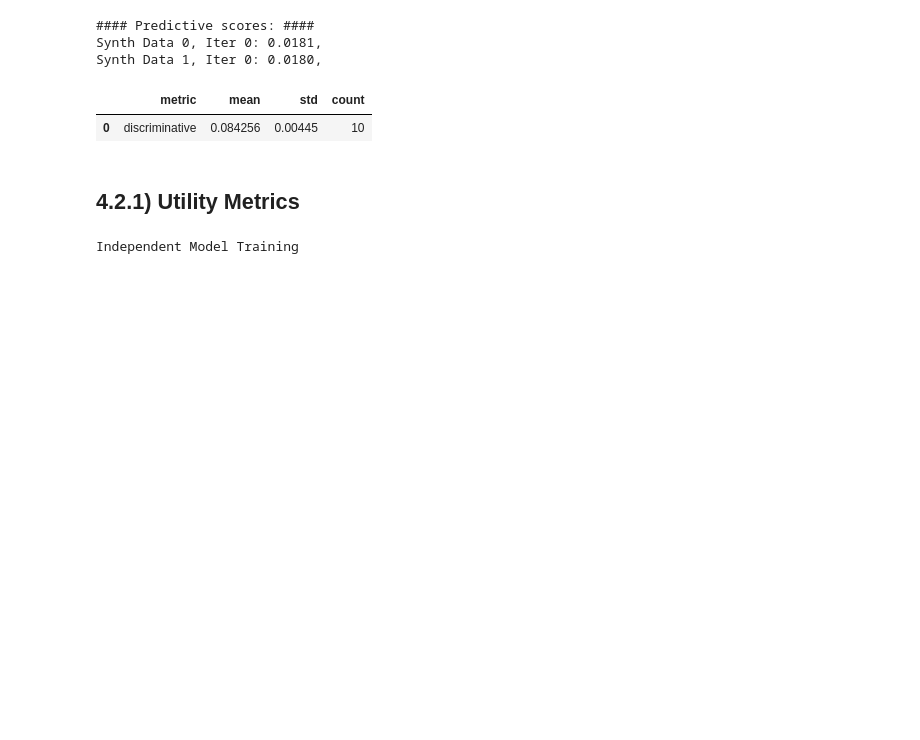
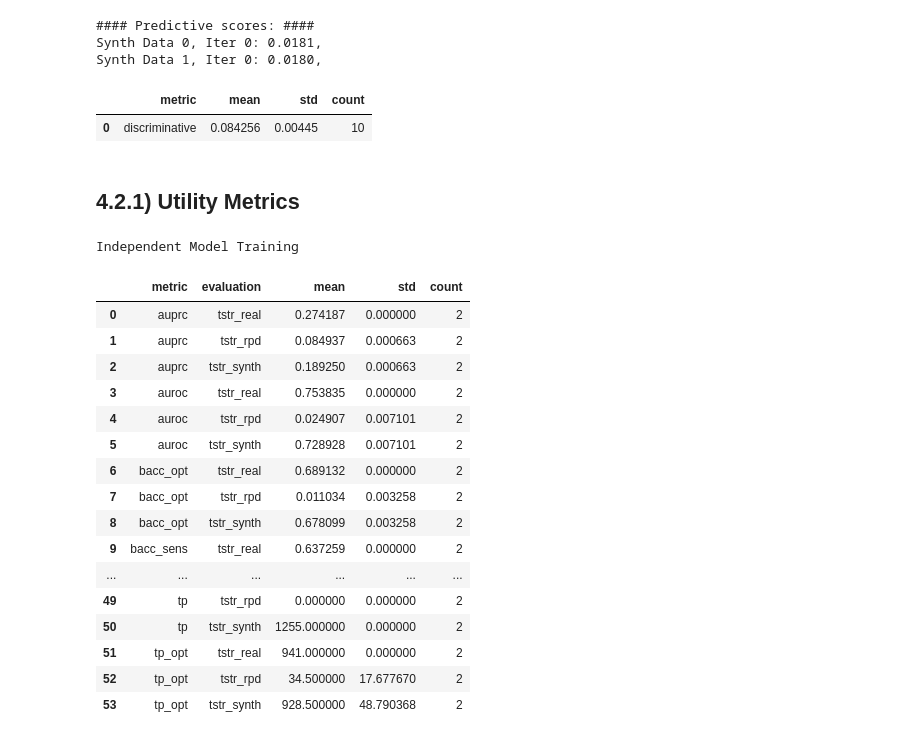
Before and after one commit to mahmoudibrahim98/icu-autodiff, a Jupyter notebook: notebooks/setup_colab.ipynb, the cells around one changed output. Cells and saved outputs as stored; diff of their text form; code cells hidden in the pictures; blank space fills up the shorter version.

Commit message:
fix tstr and trts

```diff
--- a/notebooks/setup_colab.ipynb
+++ b/notebooks/setup_colab.ipynb
@@ -553,9 +555,3 @@ Latent features loaded successfully.
 Latent features shape: torch.Size([17157, 25, 10])
 # %% [markdown]
 ## 3.2) Sampling from Model
-# %%
-response_train, outcome_train, static_train, time_info_train = processing.process_data_for_synthesizer(X_train, y_train, c_train, top10_important_features)
-cond_train = torch.concatenate((static_train, outcome_train), axis=2)
-response_train = response_train.float()
-time_info_train = time_info_train.float()
-cond_train = cond_train.float()
@@ -570,3 +558,7 @@ HOLDOUT_VAL_DATA_y = y_holdout_val
+# %%
+
+REAL_DATA = processed_X.cpu().numpy()
+REAL_DATA_y =  cond[:, 0, -1].float()
 # %%
 synth_data_list = []
 synth_data_y_list = []
@@ -722,7 +720,7 @@ downstream_models = tdf_helper.train_independent_models(HOLDOUT_DATA, HOLDOUT_VA
 Independent Model Training
 # %%
 
-results = vis.evaluate_synthetic_data(
+results_utility = vis.evaluate_synthetic_data(
             real_data = REAL_DATA,
             synth_data_list = synth_data_list,
             feature_names=  feature_names,
@@ -730,9 +728,35 @@ results = vis.evaluate_synthetic_data(
             synth_data_y_list = synth_data_y_list,
             real_data_y = REAL_DATA_y,
             indep_real = HOLDOUT_DATA,
-            indep_real_y = y_holdout_train,
-            evaluations=['disc','pred'],
-            disc_counts = 5,
-            pred_counts = 1,
+            indep_real_y = HOLDOUT_DATA_y,
+            trts_models = downstream_models,
+            evaluations=['tstr','trts'],
+            trts_metrics = trts_metrics,
+            tstr_metrics = tstr_metrics,
+            tstr_model_params = tstr_gru_params,
+            tstr_model_counts = 1,
             intersectional = False,
+            demographic_data = c_train,
+            demographic_data_indep = c_holdout,
             )
+# %%
+utility_results = pd.DataFrame(results)
+utility_results.groupby(['metric','evaluation'])['overall'].agg(['mean','std','count']).reset_index()
+# %% [output]
+|  | metric | evaluation | mean | std | count |
+| 0 | auprc | tstr_real | 0.274187 | 0.000000 | 2 |
+| 1 | auprc | tstr_rpd | 0.084937 | 0.000663 | 2 |
+| 2 | auprc | tstr_synth | 0.189250 | 0.000663 | 2 |
+| 3 | auroc | tstr_real | 0.753835 | 0.000000 | 2 |
+| 4 | auroc | tstr_rpd | 0.024907 | 0.007101 | 2 |
+| 5 | auroc | tstr_synth | 0.728928 | 0.007101 | 2 |
+| 6 | bacc_opt | tstr_real | 0.689132 | 0.000000 | 2 |
+| 7 | bacc_opt | tstr_rpd | 0.011034 | 0.003258 | 2 |
+| 8 | bacc_opt | tstr_synth | 0.678099 | 0.003258 | 2 |
+| 9 | bacc_sens | tstr_real | 0.637259 | 0.000000 | 2 |
+| ... | ... | ... | ... | ... | ... |
+| 49 | tp | tstr_rpd | 0.000000 | 0.000000 | 2 |
+| 50 | tp | tstr_synth | 1255.000000 | 0.000000 | 2 |
+| 51 | tp_opt | tstr_real | 941.000000 | 0.000000 | 2 |
+| 52 | tp_opt | tstr_rpd | 34.500000 | 17.677670 | 2 |
+| 53 | tp_opt | tstr_synth | 928.500000 | 48.790368 | 2 |
```
Also changed, not shown: parts of 6 cells of this notebook, 3 other files.
